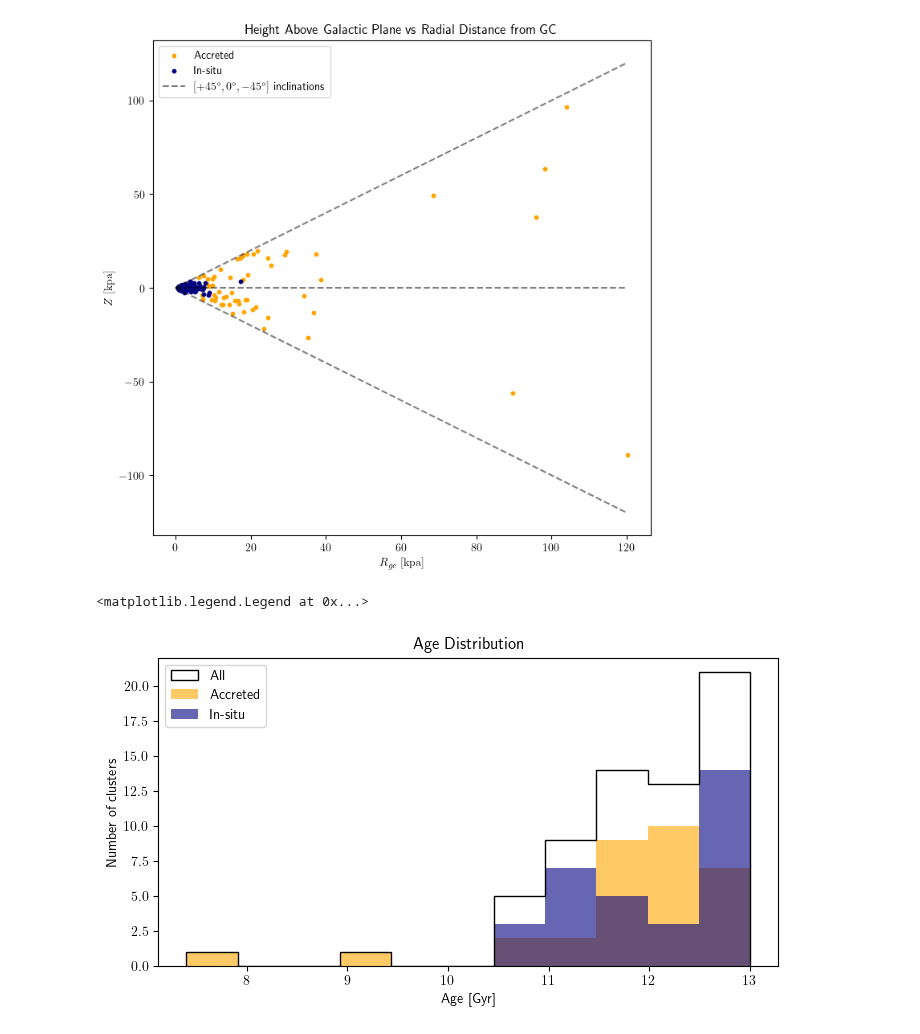
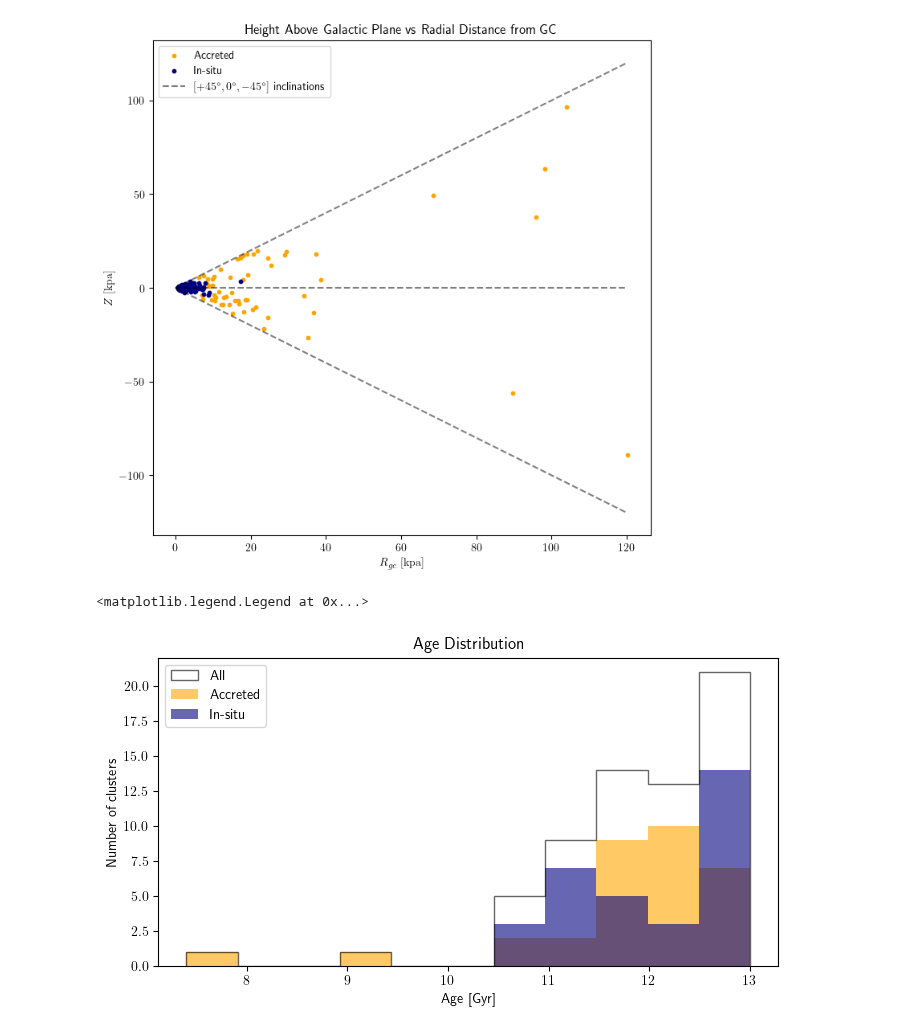
Before and after one commit to Valerii-Radchenkov/3116_Project, a Jupyter notebook: Analysis_new.ipynb, the cells around one changed output. Cells and saved outputs as stored; diff of their text form; code cells hidden in the pictures.

Commit message:
Visuals for video

```diff
--- a/Analysis_new.ipynb
+++ b/Analysis_new.ipynb
@@ -286,32 +286,32 @@ def FreedmanDiaconis(Series):
     MIN=min(df.loc[has_Age,"Age"])
     nbins = (MAX-MIN)/h
     return round(nbins)
 
 
 def HistogramBins(Series):
     nbins = FreedmanDiaconis(Series)
     bins = np.histogram(Series, bins=nbins)[1]
     return bins
 
 
 bins = HistogramBins(df.loc[has_Age,"Age"])
 
 
 plt.figure(figsize=[8, 4])
 
-plt.hist(df['Age'],  bins=bins, label='All',histtype='step', edgecolor="k" ,fill=False)
+plt.hist(df['Age'],  bins=bins, label='All',histtype='step', edgecolor="k" ,fill=False, alpha=0.6)
 plt.hist(df.loc[df['Accreted?'] == 1,'Age'], bins=bins, label='Accreted', color="orange", alpha=0.6)
 plt.hist(df.loc[df['Accreted?'] == 0,'Age'], bins=bins, label='In-situ', color="navy", alpha=0.6)
 #plt.hist(df.loc[df['LE_group'], 'Age'],  bins=bins, label=r'LE group (subset of in-situ)', edgecolor="k" ,hatch='///',fill=False)
 
 
 
 
 
 plt.title('Age Distribution')
 plt.xlabel('Age [Gyr]')
 plt.ylabel('Number of clusters')
 plt.legend()
 # %% [output]
 <matplotlib.legend.Legend at 0x...>
-[figure, old version]
+[figure, new version]
```
Also changed, not shown: 1 other file.
